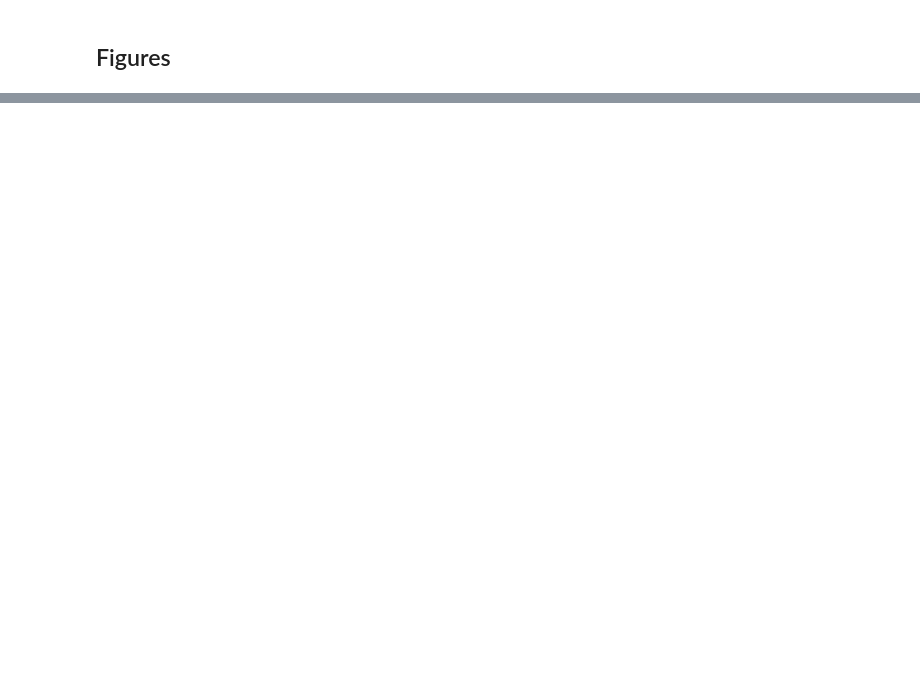
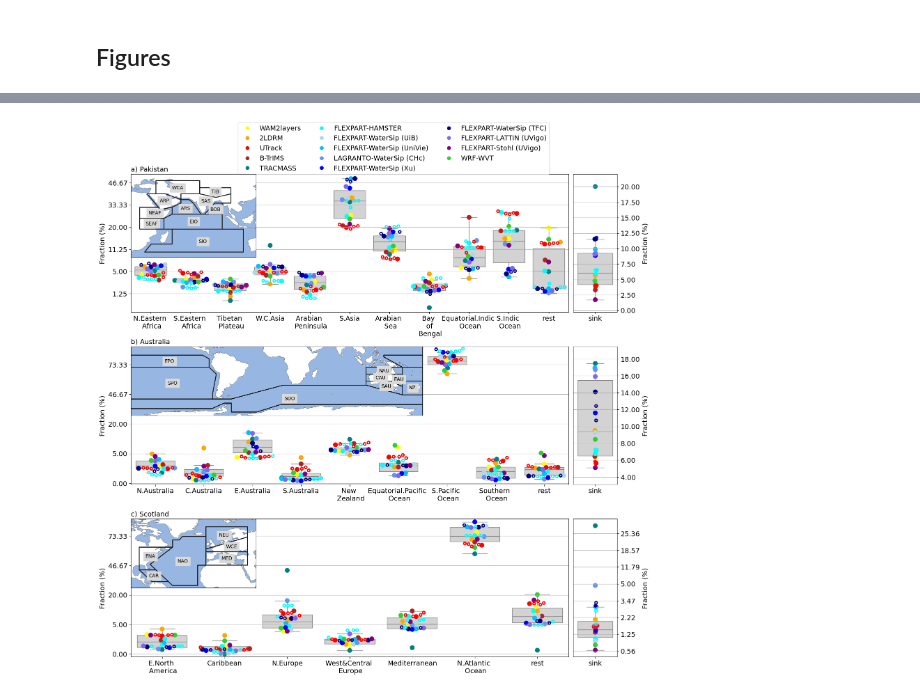
Before and after one commit to WAM2layers/Moisture_tracking_intercomparison, a Jupyter notebook: BeeswarmAndBoxPlots_AllCases.ipynb, the cells around one changed output, grey strips where cells are left out. Cells and saved outputs as stored; diff of their text form; code cells hidden in the pictures; blank space fills up the shorter version.

```diff
--- a/BeeswarmAndBoxPlots_AllCases.ipynb
+++ b/BeeswarmAndBoxPlots_AllCases.ipynb
@@ -256,0 +420,87 @@ plt.savefig(figname, dpi=600, bbox_inches='tight')
+# %%
+# Repeat for a two slope scale
+fig, axs = plt.subplots(nrows=3, ncols=2, figsize=(18, 18), width_ratios=[10, 1])
+plt.subplots_adjust(wspace=0.02, hspace=0.25)
+fontsize = 14
+my_proj = crs.PlateCarree(central_longitude=0.0)
+
+# Pakistan
+# We need to exchange the position of two regions for no overlapping with the map of CMIP regions
+df_pakistan_copy = df_pakistan.copy()
+df_pakistan_copy.loc[df_pakistan['region']=='W.C.Asia', :] = df_pakistan.loc[df_pakistan['region']=='Tibetan-Plateau', :].values
+df_pakistan_copy.loc[df_pakistan['region']=='Tibetan-Plateau', :] = df_pakistan.loc[df_pakistan['region']=='W.C.Asia', :].values
+
+# Beeswarm plot of CMIP regions
+ax = axs[0, 0]
+df = df_pakistan_copy
+df_nosink = df.drop(df[df['region']=='sink'].index)
+beeswarm_plot(ax, df_nosink, fontsize=fontsize, yscale='two-slope')
+ax.legend(bbox_to_anchor=(0.6, 1.45), loc='upper center', ncols=3, prop={'size': fontsize})
+ax.set_title('a) Pakistan', fontsize=fontsize, loc='left')
+
+# Recycling
+ax = axs[0, 1]
+df_sink = df.drop(df[df['region']!='sink'].index)
+beeswarm_plot(ax, df_sink, fontsize=fontsize)
+ax.get_legend().remove()
+ax.yaxis.tick_right()
+ax.yaxis.set_label_position("right")
+
+# IPCC regions
+p1 = axs[0, 0].get_position()
+ax2 = fig.add_axes([p1.x0, p1.y1-1.2*p1.height/2, p1.width/3.5, 1.2*p1.height/2], projection=my_proj)
+selected_regions_pakistan.plot(ax=ax2, label="abbrev", add_ocean=True)
+ax2.set_extent([20., 120., -30., 40.])
+ax2.set_aspect('auto')
+
+# Australia
+# Beeswarm plot of CMIP regions
+ax = axs[1, 0]
+df = df_australia.copy()
+df_nosink = df.drop(df[df['region']=='sink'].index)
+beeswarm_plot(ax, df_nosink, fontsize=fontsize, yscale='two-slope')
+ax.get_legend().remove()
+ax.set_title('b) Australia', fontsize=fontsize, loc='left')
+
+# Recycling
+ax = axs[1, 1]
+df_sink = df.drop(df[df['region']!='sink'].index)
+beeswarm_plot(ax, df_sink, fontsize=fontsize)
+ax.get_legend().remove()
+ax.yaxis.tick_right()
+ax.yaxis.set_label_position("right")
+
+# IPCC regions
+p1 = axs[1, 0].get_position()
+ax2 = fig.add_axes([p1.x0, p1.y1-1.5*p1.height/3, p1.width/1.5, 1.5*p1.height/3], projection=my_proj)
+selected_regions_australia.plot(ax=ax2, label="abbrev", add_ocean=True)
+ax2.set_extent([-160., 180., -80., 20.])
+ax2.set_aspect('auto')
+
+# Scotland
+# Beeswarm plot of CMIP regions
+ax = axs[2, 0]
+df = df_scotland.copy()
+df_nosink = df.drop(df[df['region']=='sink'].index)
+beeswarm_plot(ax, df_nosink, fontsize=fontsize, yscale='two-slope')
+ax.get_legend().remove()
+ax.set_title('c) Scotland', fontsize=fontsize, loc='left')
+
+# Recyling
+ax = axs[2, 1]
+df_sink = df.drop(df[df['region']!='sink'].index)
+beeswarm_plot(ax, df_sink, fontsize=fontsize, yscale='two-slope', x0=5., y0=30.)
+ax.get_legend().remove()
+ax.yaxis.tick_right()
+ax.yaxis.set_label_position("right")
+
+# IPCC regions
+p1 = axs[2, 0].get_position()
+ax2 = fig.add_axes([p1.x0, p1.y1-1.5*p1.height/3, p1.width/3.5, 1.5*p1.height/3], projection=my_proj)
+selected_regions_scotland.plot(ax=ax2, label="abbrev", add_ocean=True)
+ax2.set_extent([-100., 50., 5., 60.])
+ax2.set_aspect('auto')
+
+plt.savefig('BeeswarmAndBoxPlots_AllCases_TwoSlopeScale.png', dpi=600, bbox_inches='tight')
+# %% [output]
+[figure, added]
```
Also changed, not shown: parts of 20 cells of this notebook.
